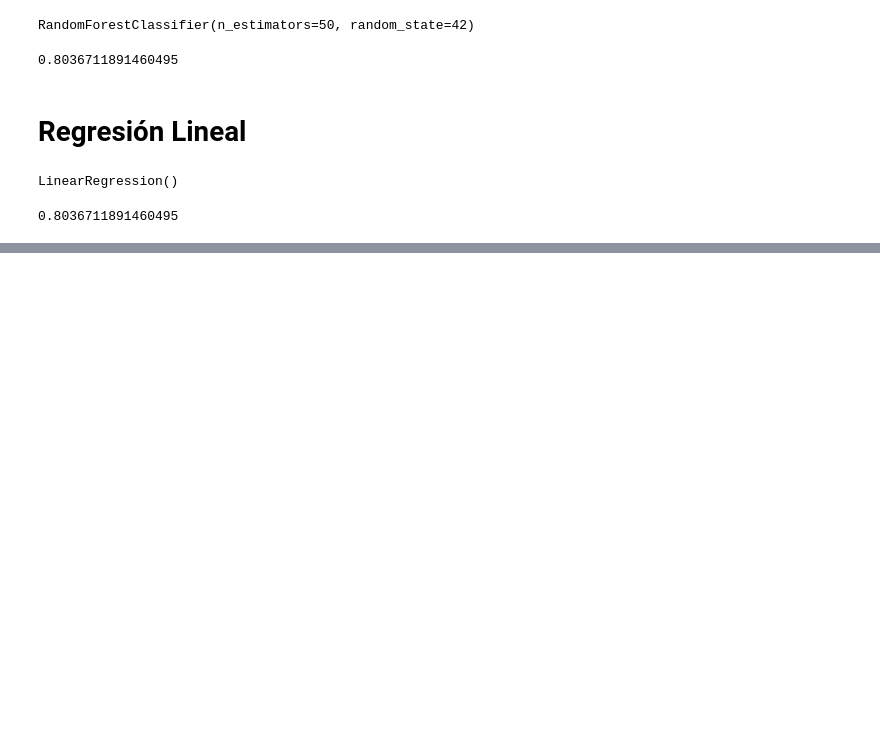
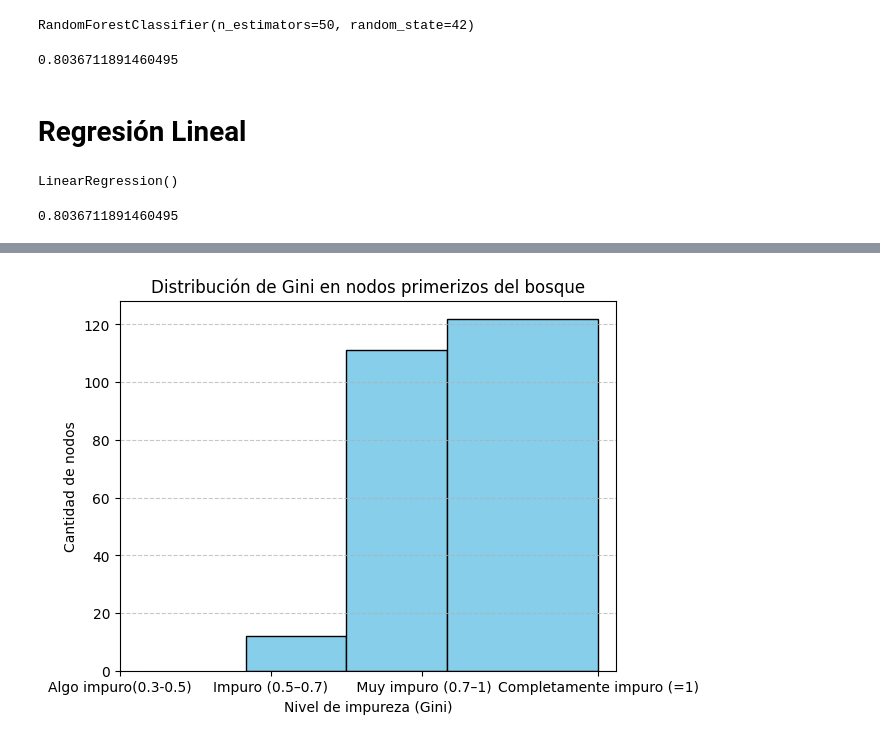
Before and after one commit to A-Cronnex/MRI-Project-Kaggle, a Jupyter notebook: training.ipynb, the cells around one changed output, grey strips where cells are left out. Cells and saved outputs as stored; diff of their text form; code cells hidden in the pictures; blank space fills up the shorter version.

```diff
--- a/training.ipynb
+++ b/training.ipynb
@@ -147,0 +236,11 @@ accuracy_regression
+# %%
+#Generar lo mismo pero con los primeros
+plt.hist(gini_first, bins=[0.3, 0.5, 0.7,1], edgecolor='black', color='skyblue')
+plt.xticks([0.05, 0.35, 0.65, 1], ["Algo impuro(0.3-0.5)", "Impuro (0.5–0.7)", " Muy impuro (0.7–1)", "Completamente impuro (=1)"])
+plt.title("Distribución de Gini en nodos primerizos del bosque")
+plt.xlabel("Nivel de impureza (Gini)")
+plt.ylabel("Cantidad de nodos")
+plt.grid(axis='y', linestyle='--', alpha=0.7)
+plt.show()
+# %% [output]
+[figure, added]
```
Also changed, not shown: parts of 5 cells of this notebook.
